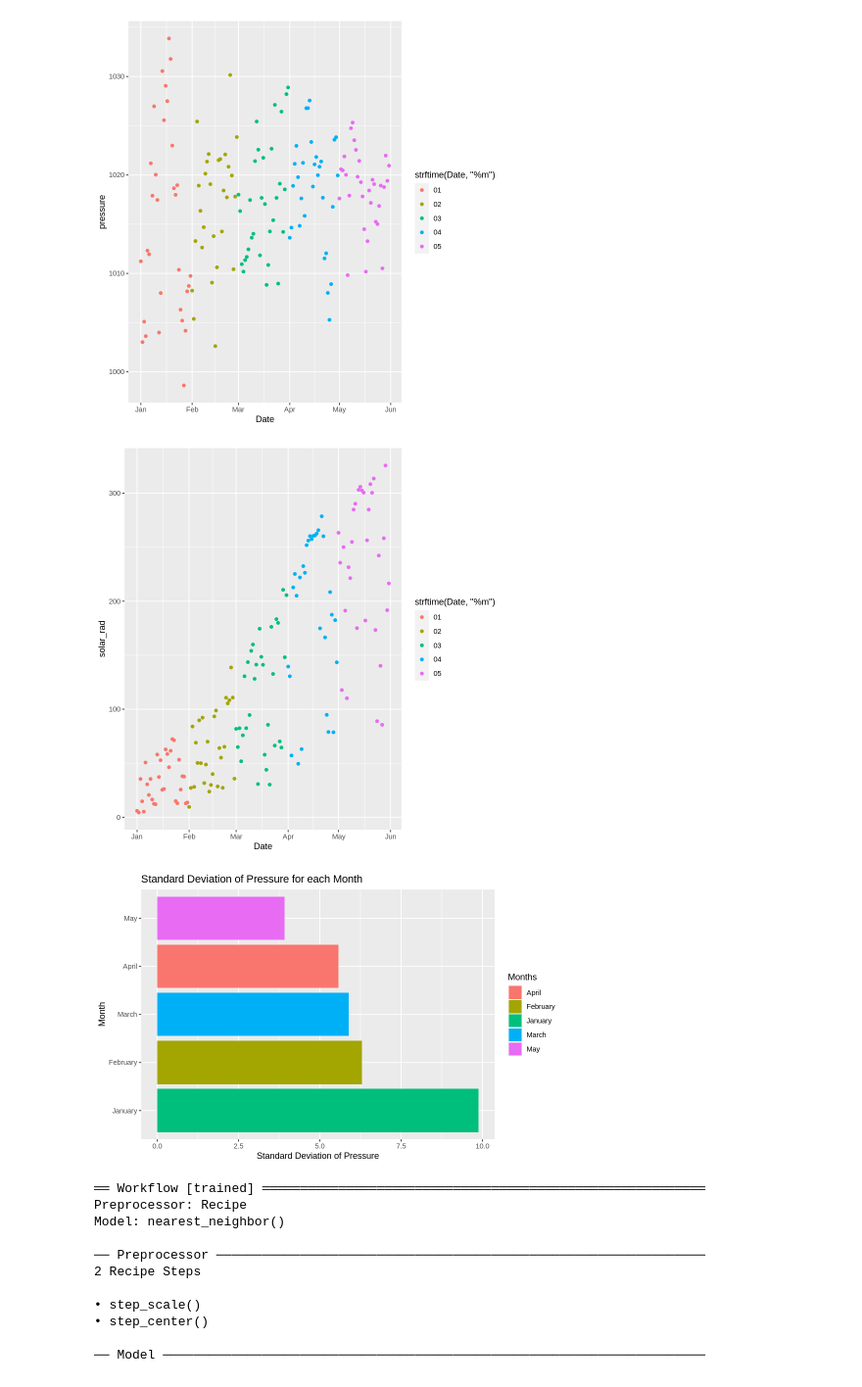
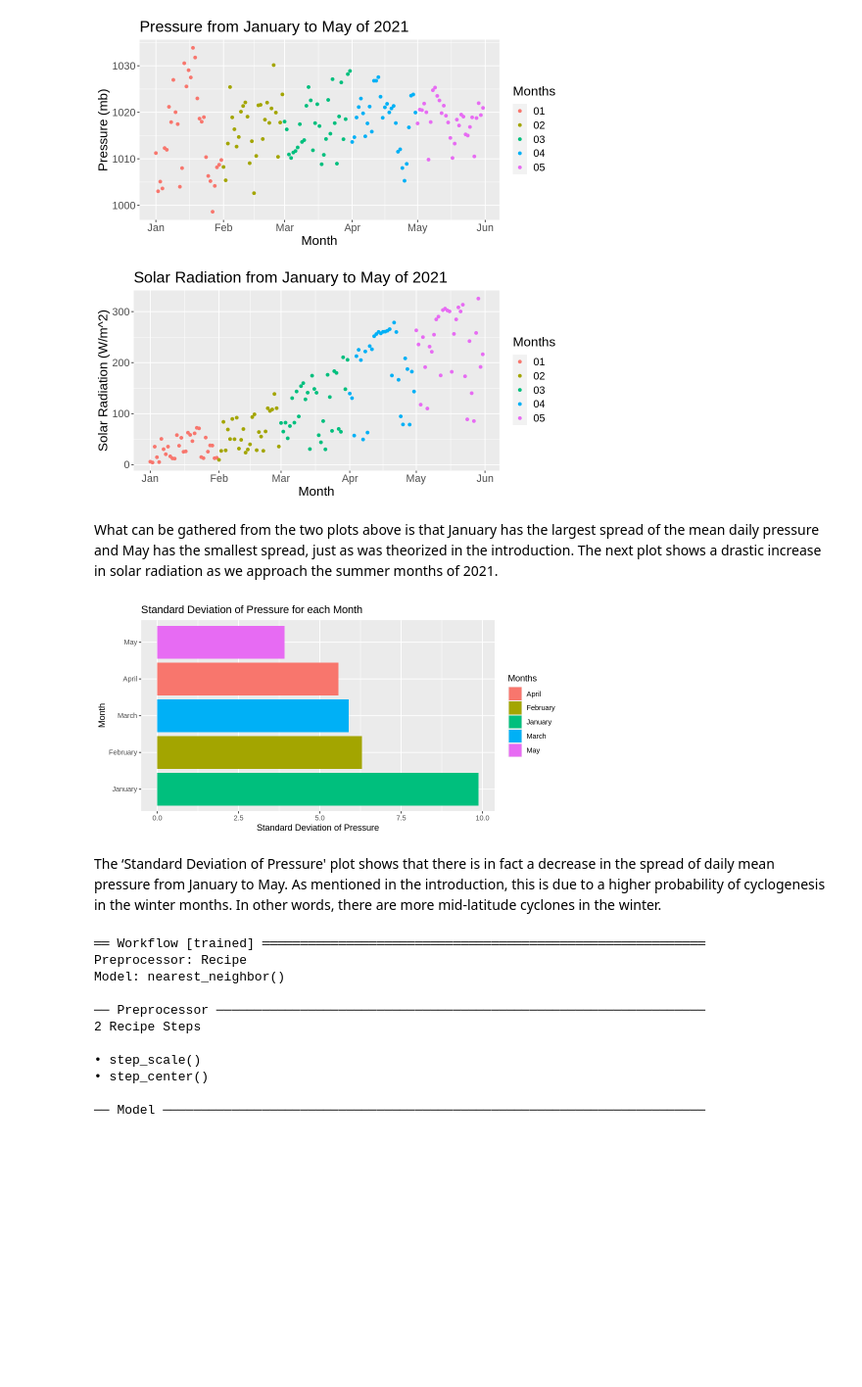
Before and after one commit to Jordanamceachern/group_project, a Jupyter notebook: project.ipynb, the cells around one changed output. Shown at 98% size. Drawn from its saved outputs; the diff is of its cells as text; code cells hidden in the pictures; blank space fills up the shorter version.

Commit message:
Introduction and summary added

```diff
--- a/project.ipynb
+++ b/project.ipynb
@@ -23,16 +11,17 @@ library(tidymodels)
 # %%
-weather_data <- read_csv('2021.csv')
+weather_data <- read_csv('https://drive.google.com/uc?export=download&id=1iIzpoiZPbdhKtB8QaVKdm83utzqEAqlQ')
+cat('Weather data from 2021 before being wrangled:')
+head(weather_data)
 
-names(weather_data)[names(weather_data) == "Time [UTC]"] <- "time" #renaming the column
-names(weather_data)[names(weather_data) == "Hourly Precip [mm/hr]"] <- "precipitation"
+names(weather_data)[names(weather_data) == "Time [UTC]"] <- "time" #renaming the columns
 names(weather_data)[names(weather_data) == "Atmos Pressure [mb]"] <- "pressure"
 names(weather_data)[names(weather_data) == "Solar Rad [W/m^2]"] <- "solar_rad"
 
 weather <- mutate(weather_data, Date = as.Date(as.character(Date), #this turns the date integer into an actual date
                                                format = "%Y%m%d")) |>
-           select(Date, solar_rad, pressure, precipitation) |># selecting the relevant columns
+           select(Date, solar_rad, pressure) |># selecting the relevant columns
            group_by(Date) |>
-           summarize(across(solar_rad:precipitation, mean, na.rm = TRUE)) |> # This finds the mean values for each day
+           summarize(across(solar_rad:pressure, mean, na.rm = TRUE)) |> # This finds the mean values for each day
            mutate(month = as.numeric(strftime(Date, '%m'))) |>
            filter(month == '1'| month == '2'| month == '3'| month == '4'| month == '5')
 
@@ -42,6 +31,7 @@ weather$month[weather$month == '3'] <- 'March'
 weather$month[weather$month == '4'] <- 'April'
 weather$month[weather$month == '5'] <- 'May'
 
+cat('Weather data from 2021 after being wrangled:')
 tail(weather)
 # %% [output]
 Warning message:
@@ -66,15 +67,23 @@ A tibble: 6 × 5
 # %%
 pressure_plot <- ggplot(weather, aes(x = Date, y = pressure, color = strftime(Date, '%m'))) +
-                        geom_point()
+                        geom_point() +
+                        labs(x = 'Month', y = 'Pressure (mb)', title = 'Pressure from January to May of 2021',
+                             color = 'Months') +
+                        theme(text = element_text(size = 16))
 
 solar_rad_plot <- ggplot(weather, aes(x = Date, y = solar_rad, color = strftime(Date, '%m'))) +
-                        geom_point()
+                        geom_point() +
+                        labs(x = 'Month', y = 'Solar Radiation (W/m^2)', title = 'Solar Radiation from January to May of 2021',
+                             color = 'Months')+
+                        theme(text = element_text(size = 16))
 
 pressure_plot
 solar_rad_plot
 # %% [output]
-[figure, old version]
+[figure, new version]
-[figure, old version]
+[figure, new version]
+# %% [markdown]
+What can be gathered from the two plots above is that January has the largest spread of the mean daily pressure and May has the smallest spread, just as was theorized in the introduction. The next plot shows a drastic increase in solar radiation as we approach the summer months of 2021.
 # %%
 weather <- weather |>
            group_by(month) |>
@@ -89,16 +98,18 @@ standard_dev <- weather |>
 library(RColorBrewer)
 
 # This plot shows how the spread of pressure values varies throughout the months
-options(repr.plot.width = 8, repr.plot.height =5)
+options(repr.plot.width = 8, repr.plot.height =4)
 standard_dev_plot <- ggplot(standard_dev, aes(x = STDev, y = fct_reorder(month, STDev, .desc = TRUE),
                             fill = month)) +
                     geom_bar(stat = 'identity') +
                     labs(x = 'Standard Deviation of Pressure', y = 'Month', fill = 'Months', title = 'Standard Deviation of Pressure for each Month') +
-                    theme(text = element_text(size = 17)) |>
+                    theme(text = element_text(size = 16)) |>
                     scale_color_brewer(palette = 'Pastel1')
 standard_dev_plot
 # %% [output]
-[figure, old version]
+[figure, new version]
+# %% [markdown]
+The ‘Standard Deviation of Pressure' plot shows that there is in fact a decrease in the spread of daily mean pressure from January to May. As mentioned in the introduction, this is due to a higher probability of cyclogenesis in the winter months. In other words, there are more mid-latitude cyclones in the winter.
 # %%
 # the knn model
 knn_spec <- nearest_neighbor(weight_func = "rectangular", neighbors = 5) |>
```
Also changed, not shown: parts of 9 cells of this notebook.
